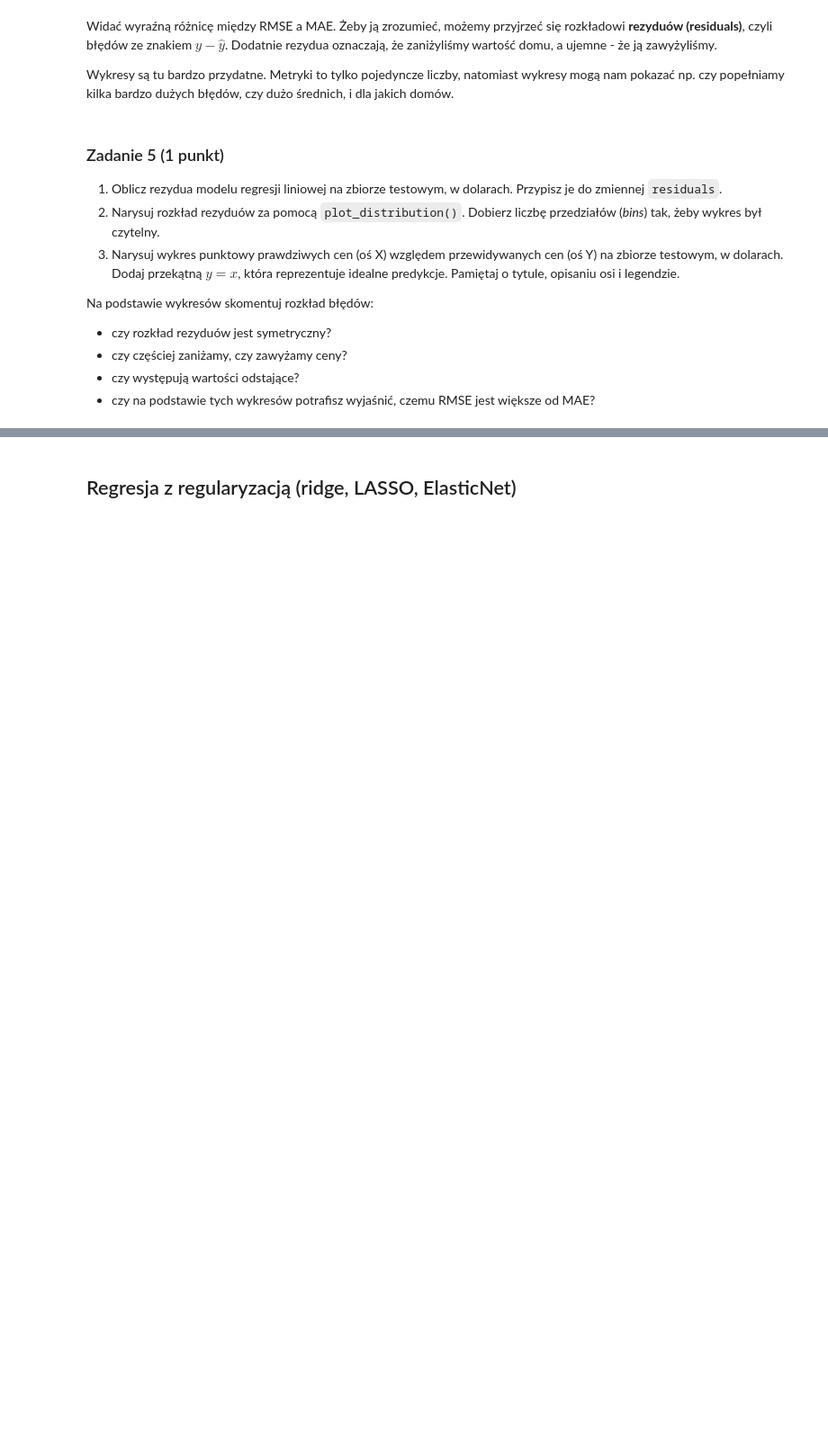
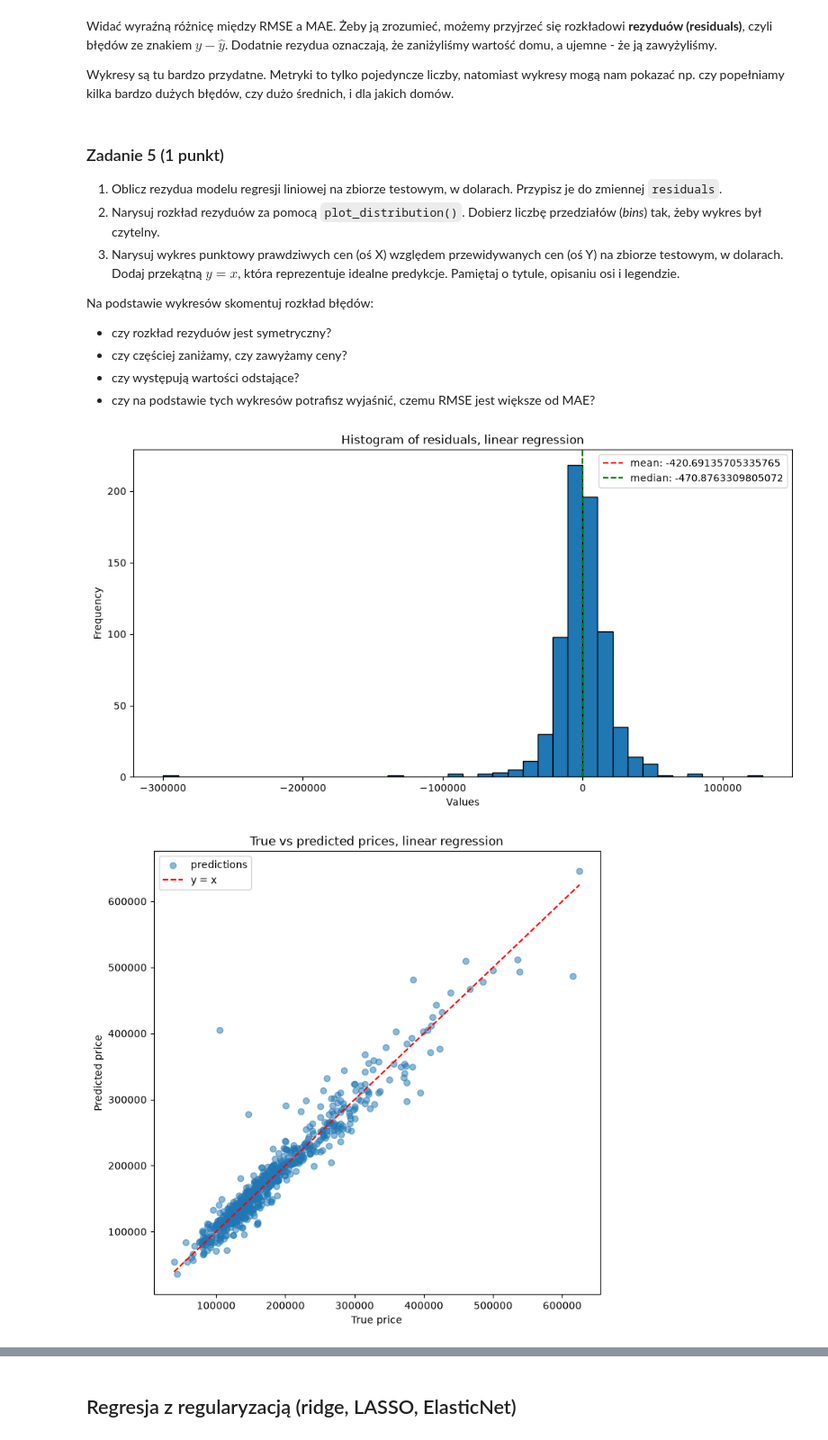
Before and after one commit to SzymonIwaniuk/fundamentals-of-artificial-intelligence, a Jupyter notebook: lab1/lab_1.ipynb, the cells around one changed output, grey strips where cells are left out. Shown at 90% size. Drawn from its saved outputs; the diff is of its cells as text; code cells hidden in the pictures; blank space fills up the shorter version.

```diff
--- a/lab1/lab_1.ipynb
+++ b/lab1/lab_1.ipynb
@@ -672,7 +672,7 @@ X_train_num_df = pd.DataFrame(X_train_num_scaled, columns=X_train_num_raw.column
 X_test_num_df = pd.DataFrame(X_test_num_scaled, columns=X_test_num_raw.columns)
 
 # categorical features
-cat_encoder = OneHotEncoder(handle_unknown="ignore", sparse_output=False)
+cat_encoder = OneHotEncoder(drop="first", handle_unknown="ignore", sparse_output=False)
 X_train_cat_enc = cat_encoder.fit_transform(X_train_cat_raw)
 X_test_cat_enc = cat_encoder.transform(X_test_cat_raw)
 X_train_cat_df = pd.DataFrame(X_train_cat_enc, columns=cat_encoder.get_feature_names_out())
@@ -859,3 +892,29 @@ Na podstawie wykresów skomentuj rozkład błędów:
+# %%
+# residuals in dollars
+y_test_true = np.expm1(y_test)
+y_test_pred = np.expm1(reg_linear.predict(X_test))
+residuals = y_test_true - y_test_pred
+
+plot_distribution(residuals, title="Histogram of residuals, linear regression", bins=40)
+
+# true vs predicted prices
+plt.figure(figsize=(8, 8))
+plt.scatter(y_test_true, y_test_pred, alpha=0.5, label="predictions")
+plt.plot(
+    [y_test_true.min(), y_test_true.max()],
+    [y_test_true.min(), y_test_true.max()],
+    color="red",
+    linestyle="--",
+    label="y = x",
+)
+plt.title("True vs predicted prices, linear regression")
+plt.xlabel("True price")
+plt.ylabel("Predicted price")
+plt.legend()
+plt.show()
+# %% [output]
+[figure, added]
+[figure, added]
 # %%
 assert len(residuals) == len(y_test)
 assert abs(residuals.mean()) < 2000
```
Also changed, not shown: parts of 44 cells of this notebook.
